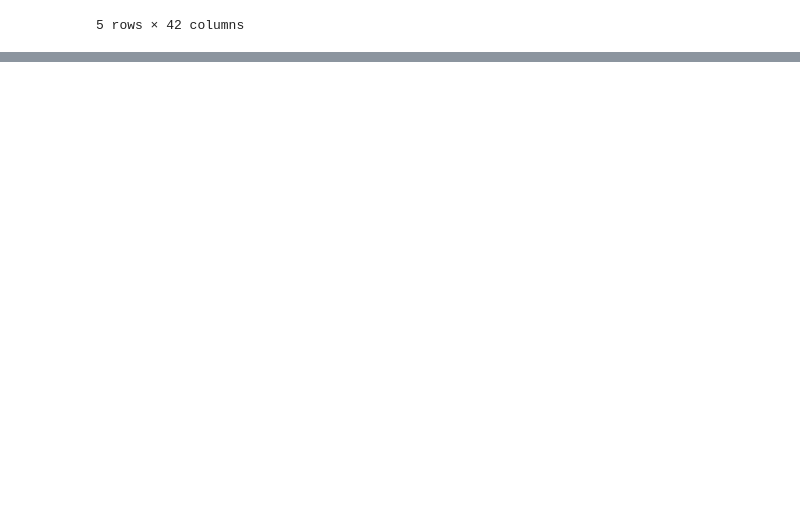
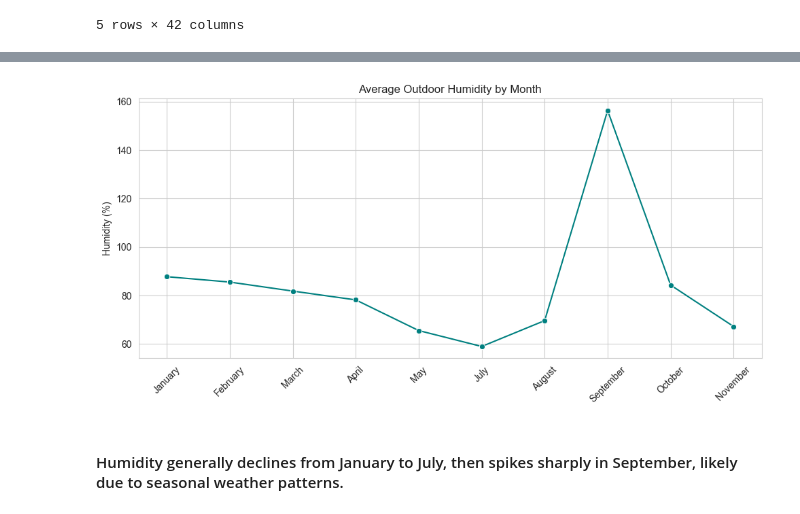
Before and after one commit to vaibhpande21/DS-Intern-Assignment-Vaibhav_Pandey, a Jupyter notebook: assignment.ipynb, the cells around one changed output, grey strips where cells are left out. Drawn from its saved outputs; the diff is of its cells as text; code cells hidden in the pictures; blank space fills up the shorter version.

```diff
--- a/assignment.ipynb
+++ b/assignment.ipynb
@@ -449,0 +523,23 @@ df.head()
+# %%
+## Convert month number to month name
+
+df['month_name'] = df['month'].apply(lambda x: calendar.month_name[x])
+# %%
+## Grouping by month name to get mean outdoor humidity
+
+monthly_avg_humidity = df.groupby('month')['outdoor_humidity'].mean()
+month_names = [calendar.month_name[i] for i in monthly_avg_humidity.index]
+# %%
+## Plotting mean outdoor humidity by month
+
+plt.figure(figsize=(10, 5))
+sns.lineplot(x=month_names, y=monthly_avg_humidity.values, marker='o', color='teal')
+plt.title('Average Outdoor Humidity by Month')
+plt.ylabel('Humidity (%)')
+plt.xticks(rotation=45)
+plt.tight_layout()
+plt.show()
+# %% [output]
+[figure, added]
+# %% [markdown]
+#### Humidity generally declines from January to July, then spikes sharply in September, likely due to seasonal weather patterns.
```
Also changed, not shown: parts of 15 cells of this notebook.
